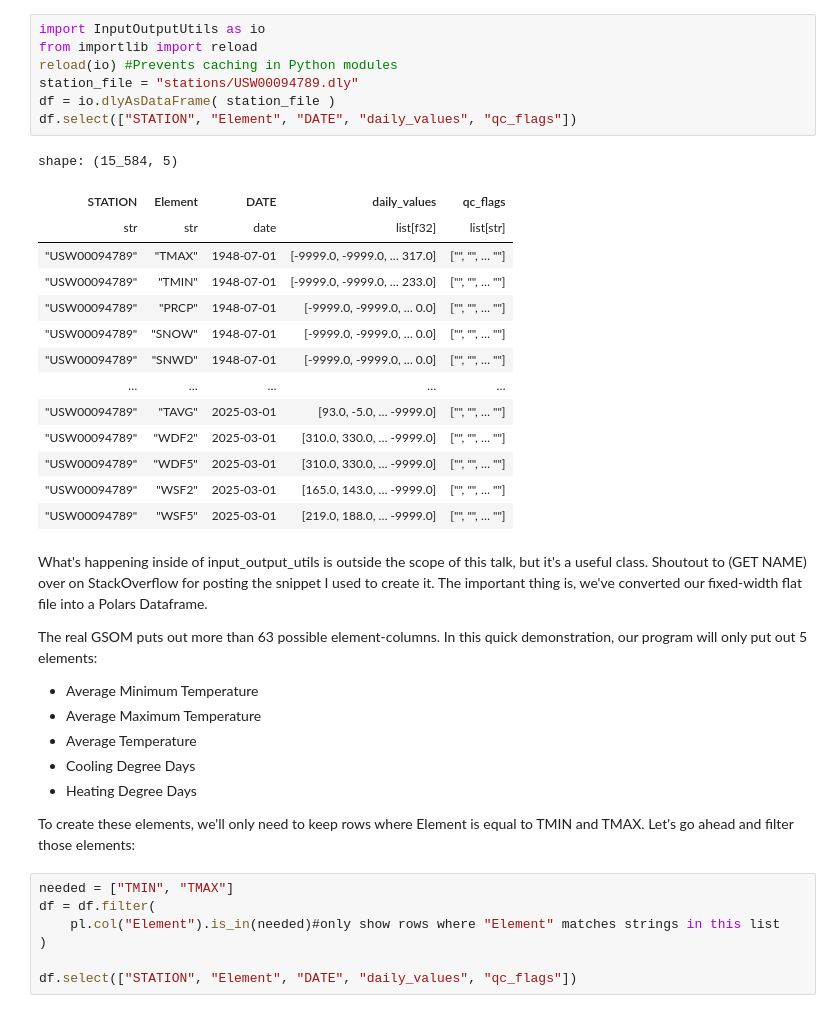
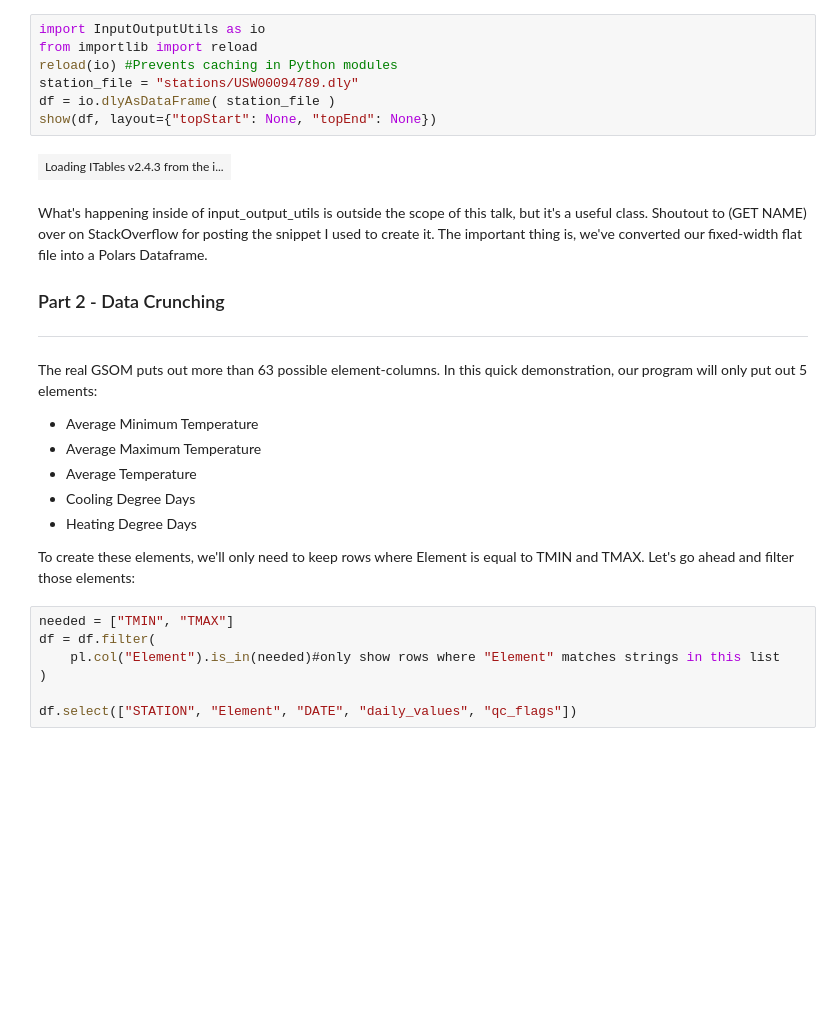
Before and after one commit to brodie-vidrine/Breaking-out-of-the-Loop, a Jupyter notebook: SciPy_Polars.ipynb, the cells around one changed output. Drawn from its saved outputs; the diff is of its cells as text; blank space fills up the shorter version.

Commit message:
Integrated itables
Pulled in itables to make data exploration a little bit easier.

```diff
--- a/SciPy_Polars.ipynb
+++ b/SciPy_Polars.ipynb
@@ -18,28 +24,19 @@ Unfortunately, Polars doesn't have a native method for reading fixed-width files
 # %%
 import InputOutputUtils as io
 from importlib import reload
 reload(io) #Prevents caching in Python modules
 station_file = "stations/USW00094789.dly"
 df = io.dlyAsDataFrame( station_file )
-df.select(["STATION", "Element", "DATE", "daily_values", "qc_flags"])
+show(df, layout={"topStart": None, "topEnd": None})
 # %% [output]
-shape: (15_584, 5)
-| STATION | Element | DATE | daily_values | qc_flags |
-| str | str | date | list[f32] | list[str] |
-| "USW00094789" | "TMAX" | 1948-07-01 | [-9999.0, -9999.0, … 317.0] | ["", "", … ""] |
-| "USW00094789" | "TMIN" | 1948-07-01 | [-9999.0, -9999.0, … 233.0] | ["", "", … ""] |
-| "USW00094789" | "PRCP" | 1948-07-01 | [-9999.0, -9999.0, … 0.0] | ["", "", … ""] |
-| "USW00094789" | "SNOW" | 1948-07-01 | [-9999.0, -9999.0, … 0.0] | ["", "", … ""] |
-| "USW00094789" | "SNWD" | 1948-07-01 | [-9999.0, -9999.0, … 0.0] | ["", "", … ""] |
-| … | … | … | … | … |
-| "USW00094789" | "TAVG" | 2025-03-01 | [93.0, -5.0, … -9999.0] | ["", "", … ""] |
-| "USW00094789" | "WDF2" | 2025-03-01 | [310.0, 330.0, … -9999.0] | ["", "", … ""] |
-| "USW00094789" | "WDF5" | 2025-03-01 | [310.0, 330.0, … -9999.0] | ["", "", … ""] |
-| "USW00094789" | "WSF2" | 2025-03-01 | [165.0, 143.0, … -9999.0] | ["", "", … ""] |
-| "USW00094789" | "WSF5" | 2025-03-01 | [219.0, 188.0, … -9999.0] | ["", "", … ""] |
+| Loading ITables v2.4.3 from the i... |
 # %% [markdown]
+
+
 What's happening inside of input_output_utils is outside the scope of this talk, but it's a useful class. Shoutout to (GET NAME) over on StackOverflow for posting the snippet I used to create it. The important thing is, we've converted our fixed-width flat file into a Polars Dataframe.
 
+### Part 2 - Data Crunching
+***
 The real GSOM puts out more than 63 possible element-columns. In this quick demonstration, our program will only put out 5 elements:
 * Average Minimum Temperature
 * Average Maximum Temperature
```
Also changed, not shown: parts of 4 cells of this notebook.
